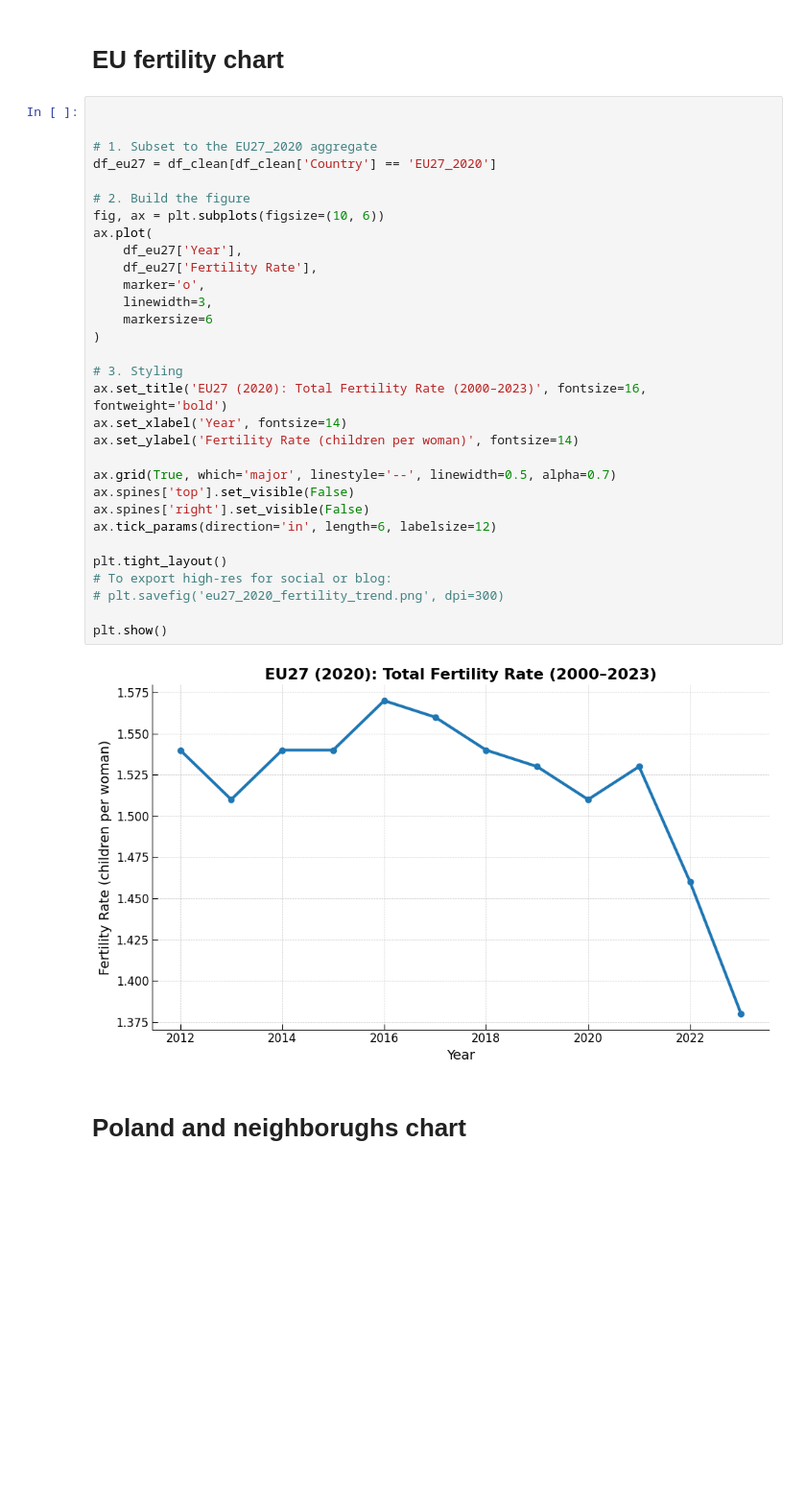
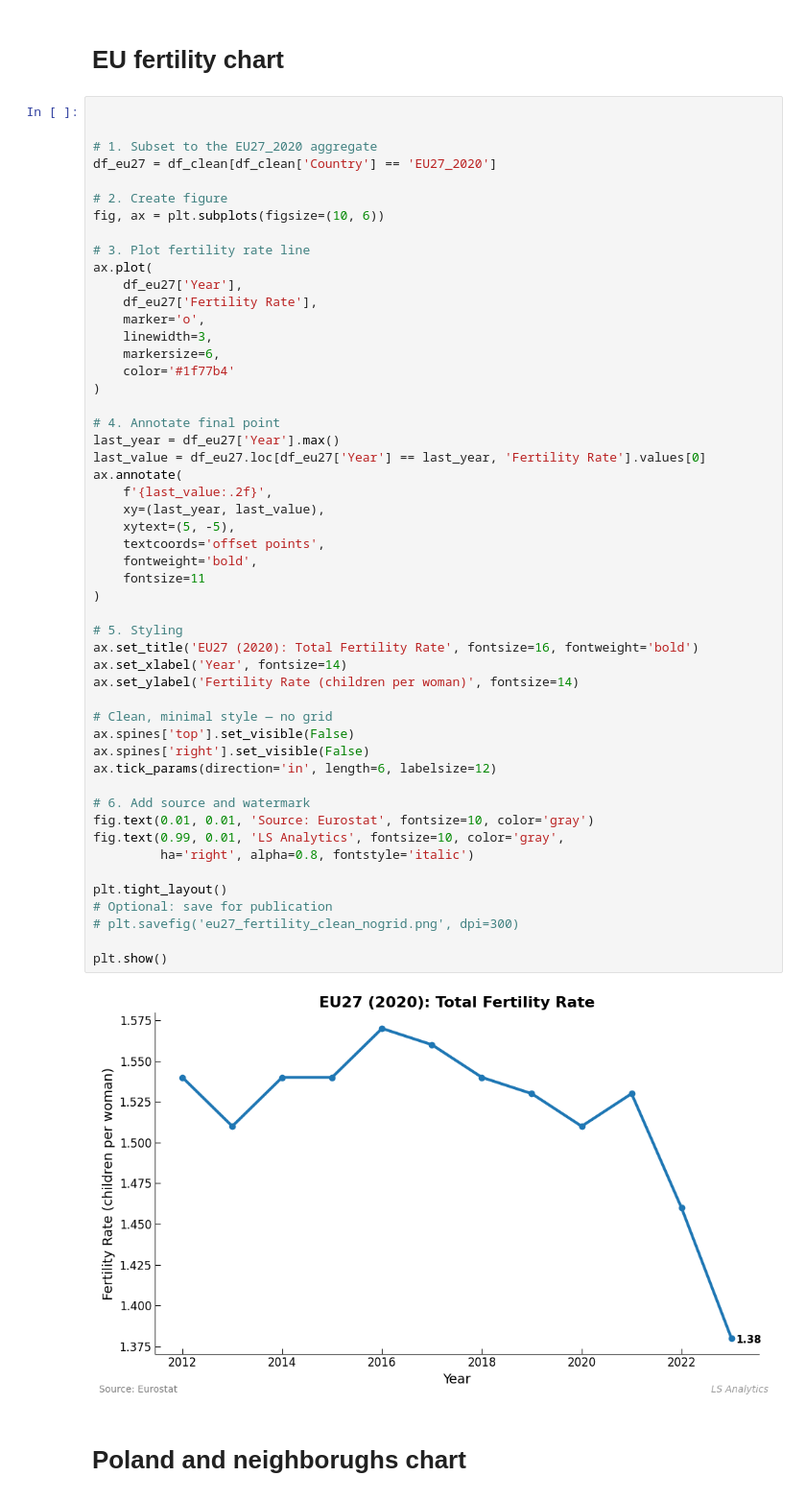
Before and after one commit to LSzubelak/ls-projects, a Jupyter notebook: Impact_500_program/500+_program_fertility_rate.ipynb, the cells around one changed output. Shown: that part at 96% size. Saved outputs shown, nothing was run; the diff lists cells and outputs as text; blank space fills up the shorter version.

```diff
--- a/Impact_500_program/500+_program_fertility_rate.ipynb
+++ b/Impact_500_program/500+_program_fertility_rate.ipynb
@@ -164,36 +175,56 @@ plt.show()
 # %%
 
 
 # 1. Subset to the EU27_2020 aggregate
 df_eu27 = df_clean[df_clean['Country'] == 'EU27_2020']
 
-# 2. Build the figure
+# 2. Create figure
 fig, ax = plt.subplots(figsize=(10, 6))
+
+# 3. Plot fertility rate line
 ax.plot(
     df_eu27['Year'],
     df_eu27['Fertility Rate'],
     marker='o',
     linewidth=3,
-    markersize=6
+    markersize=6,
+    color='#1f77b4'
 )
 
-# 3. Styling
-ax.set_title('EU27 (2020): Total Fertility Rate (2000–2023)', fontsize=16, fontweight='bold')
+# 4. Annotate final point
+last_year = df_eu27['Year'].max()
+last_value = df_eu27.loc[df_eu27['Year'] == last_year, 'Fertility Rate'].values[0]
+ax.annotate(
+    f'{last_value:.2f}',
+    xy=(last_year, last_value),
+    xytext=(5, -5),
+    textcoords='offset points',
+    fontweight='bold',
+    fontsize=11
+)
+
+# 5. Styling
+ax.set_title('EU27 (2020): Total Fertility Rate', fontsize=16, fontweight='bold')
 ax.set_xlabel('Year', fontsize=14)
 ax.set_ylabel('Fertility Rate (children per woman)', fontsize=14)
 
-ax.grid(True, which='major', linestyle='--', linewidth=0.5, alpha=0.7)
+# Clean, minimal style — no grid
 ax.spines['top'].set_visible(False)
 ax.spines['right'].set_visible(False)
 ax.tick_params(direction='in', length=6, labelsize=12)
 
+# 6. Add source and watermark
+fig.text(0.01, 0.01, 'Source: Eurostat', fontsize=10, color='gray')
+fig.text(0.99, 0.01, 'LS Analytics', fontsize=10, color='gray',
+         ha='right', alpha=0.8, fontstyle='italic')
+
 plt.tight_layout()
-# To export high‑res for social or blog:
-# plt.savefig('eu27_2020_fertility_trend.png', dpi=300)
+# Optional: save for publication
+# plt.savefig('eu27_fertility_clean_nogrid.png', dpi=300)
 
 plt.show()
 # %% [output]
-[figure, old version]
+[figure, new version]
 # %% [markdown]
 # Poland and neighborughs chart
 # %%
```
Also changed, not shown: parts of 7 cells of this notebook.
